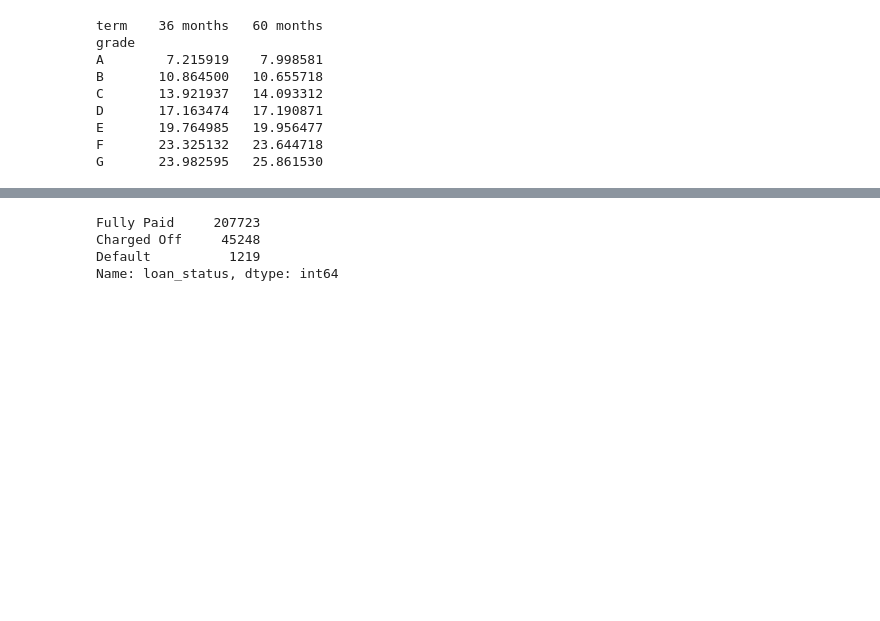
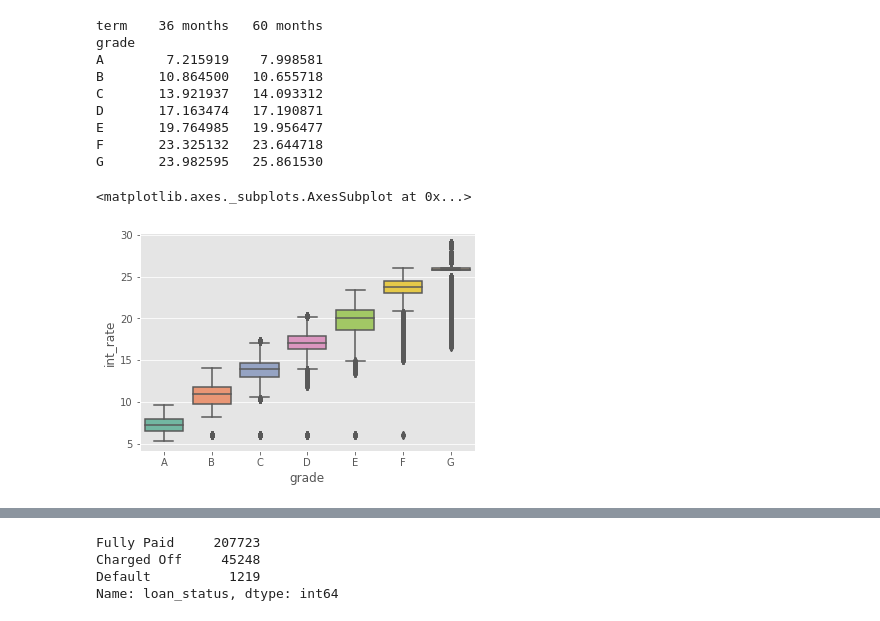
Before and after one commit to freena22/Data-Science-Projects, a Jupyter notebook: 06_Analyze_Lending_Club's_Issued_Loans.ipynb, the cells around one changed output, grey strips where cells are left out. Drawn from its saved outputs; the diff is of its cells as text; code cells hidden in the pictures; blank space fills up the shorter version.

```diff
--- a/06_Analyze_Lending_Club's_Issued_Loans.ipynb
+++ b/06_Analyze_Lending_Club's_Issued_Loans.ipynb
@@ -209,3 +253,8 @@ D       17.163474   17.190871
 E       19.764985   19.956477
 F       23.325132   23.644718
 G       23.982595   25.861530
+# %%
+sns.boxplot(x='grade', y='int_rate', data=used_data, order = 'ABCDEFG', palette='Set2')
+# %% [output]
+<matplotlib.axes._subplots.AxesSubplot at 0x...>
+[figure, added]
```
Also changed, not shown: parts of 68 cells of this notebook.
